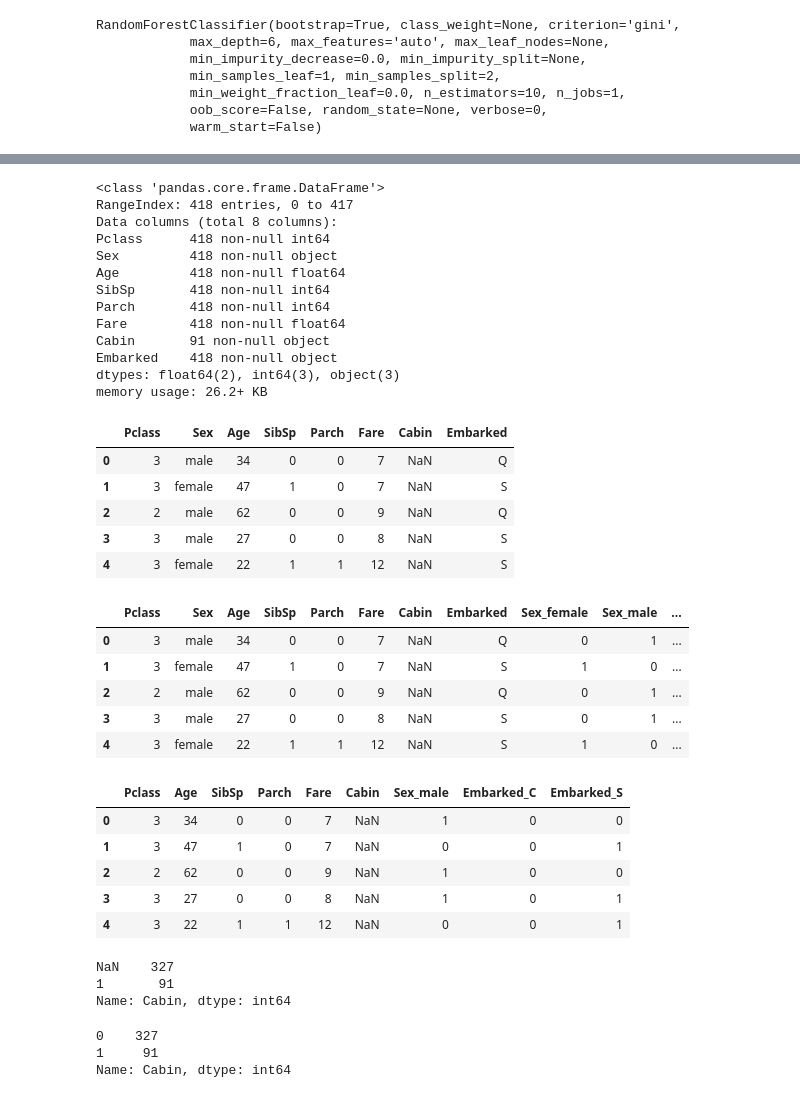
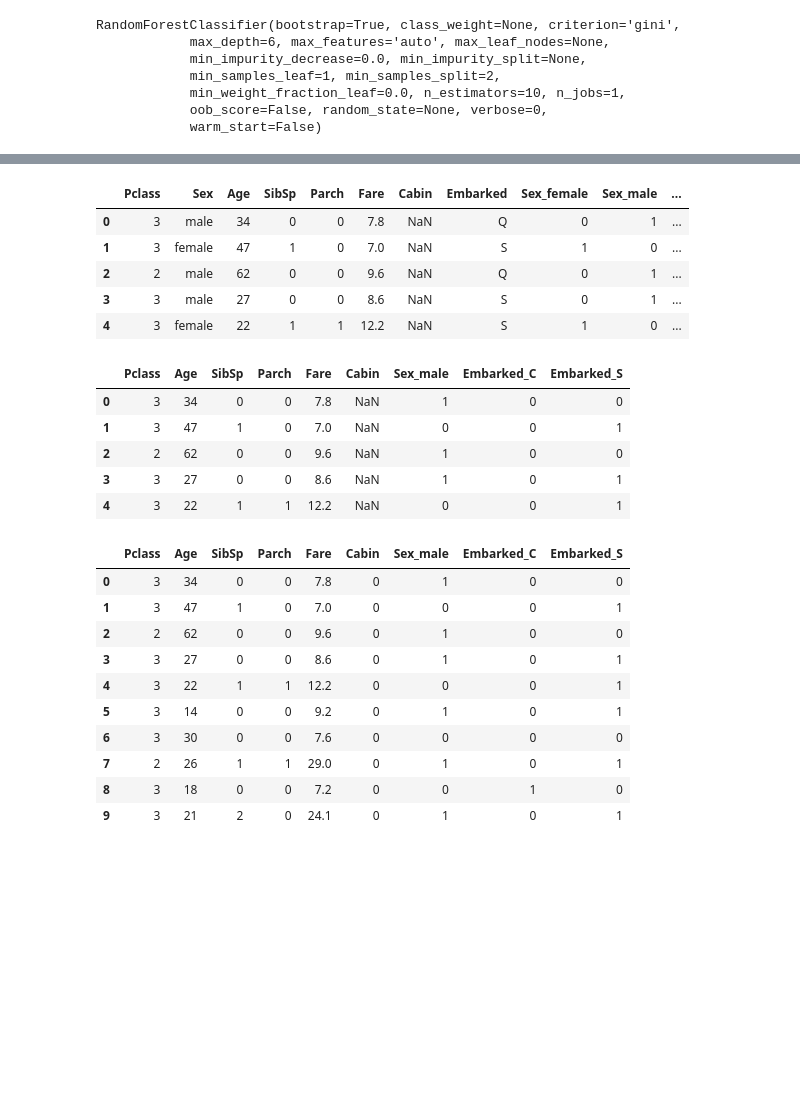
Before and after one commit to Justmiku/begginer_guide_to_titanic_problem, a Jupyter notebook: beginner_guide.ipynb, the cells around one changed output, grey strips where cells are left out. Saved outputs shown, nothing was run; the diff lists cells and outputs as text; code cells hidden in the pictures; blank space fills up the shorter version.

```diff
--- a/beginner_guide.ipynb
+++ b/beginner_guide.ipynb
@@ -458,0 +530,5 @@ test_df=pd.read_csv('test.csv')
+# %%
+#rounding fare to one decimal place
+test_df.Fare=test_df.Fare*10
+test_df.Fare=test_df.Fare.astype(int)
+test_df.Fare=test_df.Fare/10
@@ -514,16 +546,0 @@ with pd.option_context('mode.use_inf_as_null', True):
-# %%
-test_df.info()
-# %% [output]
-<class 'pandas.core.frame.DataFrame'>
-RangeIndex: 418 entries, 0 to 417
-Data columns (total 8 columns):
-Pclass      418 non-null int64
-Sex         418 non-null object
-Age         418 non-null float64
-SibSp       418 non-null int64
-Parch       418 non-null int64
-Fare        418 non-null float64
-Cabin       91 non-null object
-Embarked    418 non-null object
-dtypes: float64(2), int64(3), object(3)
-memory usage: 26.2+ KB
@@ -534,9 +550,9 @@ test_df.Age=test_df.Age.astype(int)
 # %%
 test_df.head()
 # %% [output]
-|  | Pclass | Sex | Age | SibSp | Parch | Fare | Cabin | Embarked |
-| 0 | 3 | male | 34 | 0 | 0 | 7 | NaN | Q |
-| 1 | 3 | female | 47 | 1 | 0 | 7 | NaN | S |
-| 2 | 2 | male | 62 | 0 | 0 | 9 | NaN | Q |
-| 3 | 3 | male | 27 | 0 | 0 | 8 | NaN | S |
-| 4 | 3 | female | 22 | 1 | 1 | 12 | NaN | S |
+|  | Pclass | Sex | Age | SibSp | Parch | Fare | Cabin | Embarked | Sex_female | Sex_male | ... |
+| 0 | 3 | male | 34 | 0 | 0 | 7.8 | NaN | Q | 0 | 1 | ... |
+| 1 | 3 | female | 47 | 1 | 0 | 7.0 | NaN | S | 1 | 0 | ... |
+| 2 | 2 | male | 62 | 0 | 0 | 9.6 | NaN | Q | 0 | 1 | ... |
+| 3 | 3 | male | 27 | 0 | 0 | 8.6 | NaN | S | 0 | 1 | ... |
+| 4 | 3 | female | 22 | 1 | 1 | 12.2 | NaN | S | 1 | 0 | ... |
@@ -545,9 +563,9 @@ test_df=pd.concat([test_df,pd.get_dummies(test_df.Sex,prefix='Sex'),pd.get_dummi
 # %%
 test_df.head()
 # %% [output]
-|  | Pclass | Sex | Age | SibSp | Parch | Fare | Cabin | Embarked | Sex_female | Sex_male | ... |
-| 0 | 3 | male | 34 | 0 | 0 | 7 | NaN | Q | 0 | 1 | ... |
-| 1 | 3 | female | 47 | 1 | 0 | 7 | NaN | S | 1 | 0 | ... |
-| 2 | 2 | male | 62 | 0 | 0 | 9 | NaN | Q | 0 | 1 | ... |
-| 3 | 3 | male | 27 | 0 | 0 | 8 | NaN | S | 0 | 1 | ... |
-| 4 | 3 | female | 22 | 1 | 1 | 12 | NaN | S | 1 | 0 | ... |
+|  | Pclass | Age | SibSp | Parch | Fare | Cabin | Sex_male | Embarked_C | Embarked_S |
+| 0 | 3 | 34 | 0 | 0 | 7.8 | NaN | 1 | 0 | 0 |
+| 1 | 3 | 47 | 1 | 0 | 7.0 | NaN | 0 | 0 | 1 |
+| 2 | 2 | 62 | 0 | 0 | 9.6 | NaN | 1 | 0 | 0 |
+| 3 | 3 | 27 | 0 | 0 | 8.6 | NaN | 1 | 0 | 1 |
+| 4 | 3 | 22 | 1 | 1 | 12.2 | NaN | 0 | 0 | 1 |
@@ -556,9 +572,18 @@ test_df.drop(['Sex','Sex_female','Embarked','Embarked_Q'],axis=1,inplace=True)
+# %%
+##replacing all other values with 1 usin regular expression
+test_df.Cabin=test_df.Cabin.str.replace('[A-Z].*','1')
+test_df.Cabin=test_df.Cabin.fillna(value=0)
 # %%
-test_df.head()
+test_df.head(10)
 # %% [output]
 |  | Pclass | Age | SibSp | Parch | Fare | Cabin | Sex_male | Embarked_C | Embarked_S |
-| 0 | 3 | 34 | 0 | 0 | 7 | NaN | 1 | 0 | 0 |
-| 1 | 3 | 47 | 1 | 0 | 7 | NaN | 0 | 0 | 1 |
-| 2 | 2 | 62 | 0 | 0 | 9 | NaN | 1 | 0 | 0 |
-| 3 | 3 | 27 | 0 | 0 | 8 | NaN | 1 | 0 | 1 |
-| 4 | 3 | 22 | 1 | 1 | 12 | NaN | 0 | 0 | 1 |
+| 0 | 3 | 34 | 0 | 0 | 7.8 | 0 | 1 | 0 | 0 |
+| 1 | 3 | 47 | 1 | 0 | 7.0 | 0 | 0 | 0 | 1 |
+| 2 | 2 | 62 | 0 | 0 | 9.6 | 0 | 1 | 0 | 0 |
+| 3 | 3 | 27 | 0 | 0 | 8.6 | 0 | 1 | 0 | 1 |
+| 4 | 3 | 22 | 1 | 1 | 12.2 | 0 | 0 | 0 | 1 |
+| 5 | 3 | 14 | 0 | 0 | 9.2 | 0 | 1 | 0 | 1 |
+| 6 | 3 | 30 | 0 | 0 | 7.6 | 0 | 0 | 0 | 0 |
+| 7 | 2 | 26 | 1 | 1 | 29.0 | 0 | 1 | 0 | 1 |
+| 8 | 3 | 18 | 0 | 0 | 7.2 | 0 | 0 | 1 | 0 |
+| 9 | 3 | 21 | 2 | 0 | 24.1 | 0 | 1 | 0 | 1 |
@@ -567,6 +589,0 @@ test_df.Cabin=test_df.Cabin.str.replace('[A-Z].*','1')
-# %%
-test_df.Cabin.value_counts(dropna=False)
-# %% [output]
-NaN    327
-1       91
-Name: Cabin, dtype: int64
@@ -575,6 +589,0 @@ test_df.fillna(value=0,inplace=True)
-# %%
-test_df.Cabin.value_counts(dropna=False)
-# %% [output]
-0    327
-1     91
-Name: Cabin, dtype: int64
```
Also changed, not shown: parts of 160 cells of this notebook, 4 other files.
